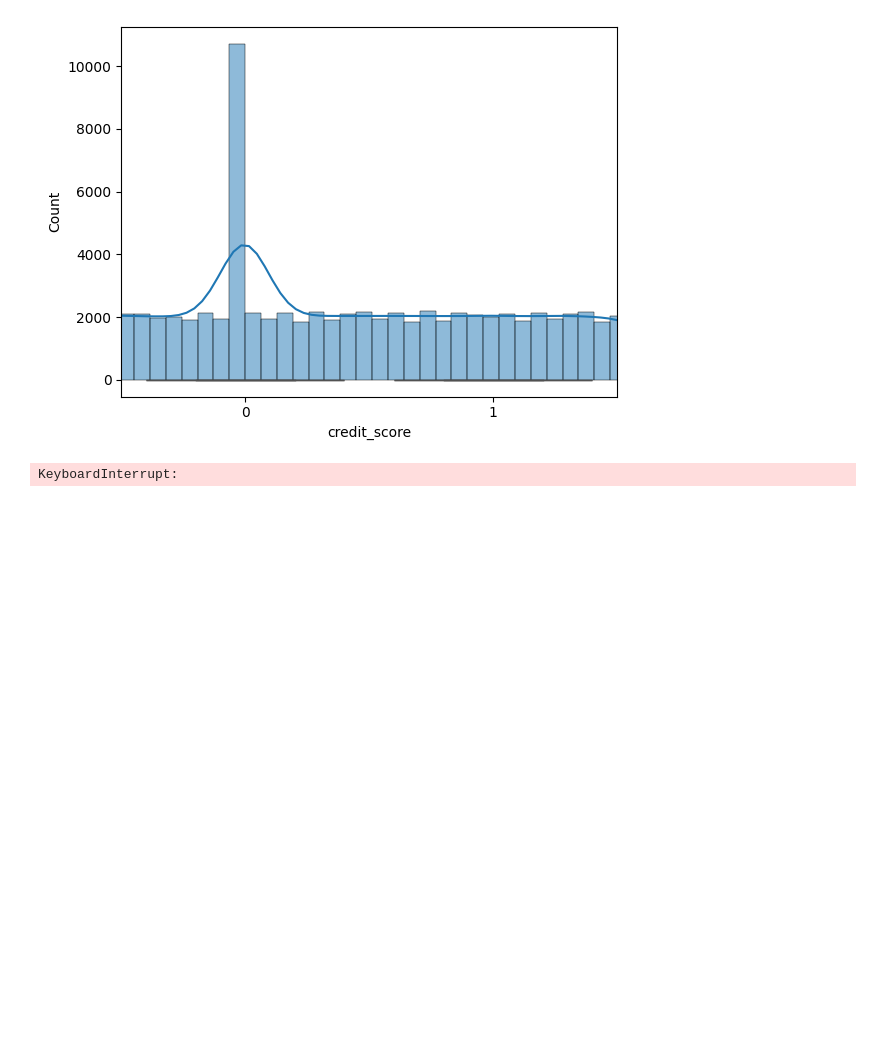
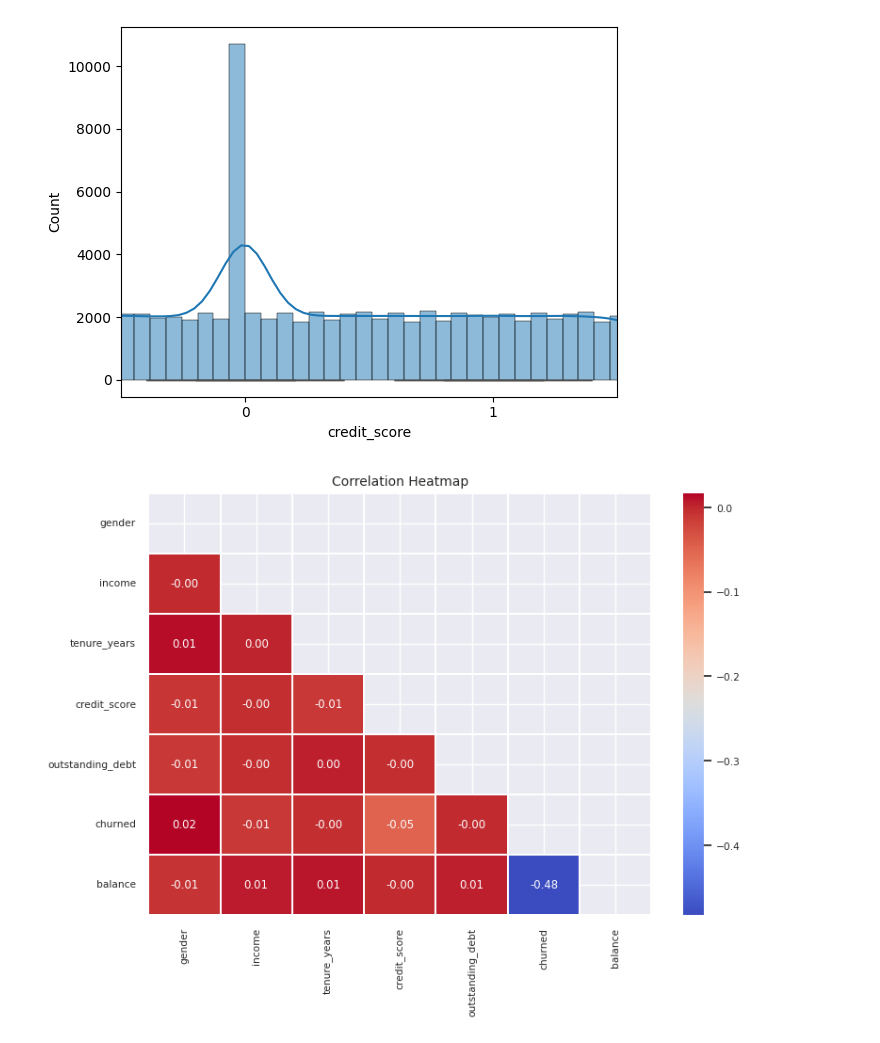
Before and after one commit to SusheniUmayangana/Customer_churn, a Jupyter notebook: FDM_mini_project.ipynb, the cells around one changed output. Cells and saved outputs as stored; diff of their text form; code cells hidden in the pictures; blank space fills up the shorter version.

```diff
--- a/FDM_mini_project.ipynb
+++ b/FDM_mini_project.ipynb
@@ -230,14 +234,37 @@ df['churned'] = le.fit_transform(df['churned'].astype(str))
 
 # One-hot encode multi-class
 df = pd.get_dummies(df, columns=['occupation', 'education', 'segment', 'preferred_contact'], drop_first=True)
-# %%
-# Correlation Heatmap
-plt.figure(figsize=(12, 10))
-corr = df.corr(numeric_only=True)
-sns.heatmap(corr, annot=True, cmap='coolwarm')
-plt.show()
-# %% [output]
-KeyboardInterrupt:
+# %%
+# Step 1: Select numeric columns and clean them
+num_cols = df.select_dtypes(include=np.number).columns
+df_numeric = df[num_cols].copy()
+
+# Step 2: Coerce errors and fill NaNs with column median
+df_numeric = df_numeric.apply(pd.to_numeric, errors='coerce')
+df_numeric = df_numeric.fillna(df_numeric.median())
+
+# Step 3: Optional downsampling for performance
+df_sampled = df_numeric.sample(n=10000, random_state=42)
+
+# Step 4: Compute correlation matrix
+corr = df_sampled.corr()
+
+# Step 5: Optional filtering to highlight stronger relationships
+# corr = corr[(corr > 0.3) | (corr < -0.3)]
+
+# Step 6: Create upper triangle mask
+mask = np.triu(np.ones_like(corr, dtype=bool))
+
+# Step 7: Plot heatmap
+sns.set(font_scale=0.7)  # adjust font size for readability
+plt.figure(figsize=(8, 6))  # adjust figure size
+sns.heatmap(corr, mask=mask, cmap='coolwarm', annot=True, fmt=".2f", linewidths=0.3)
+
+plt.title("Correlation Heatmap", fontsize=10)
+plt.tight_layout()
+plt.show()
+# %% [output]
+[figure, added]
 # %%
 # Numerical Features vs. Churn
 
```
Also changed, not shown: parts of 2 cells of this notebook.
